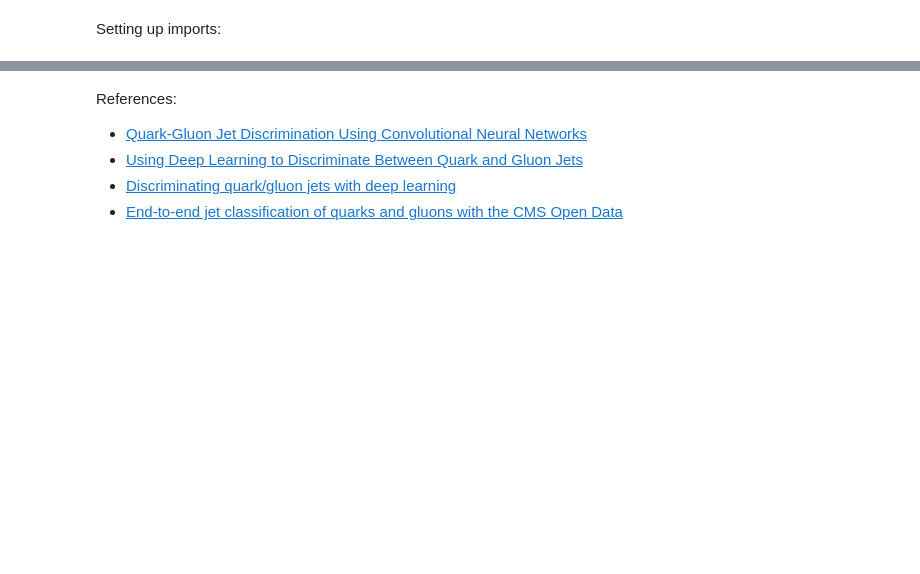
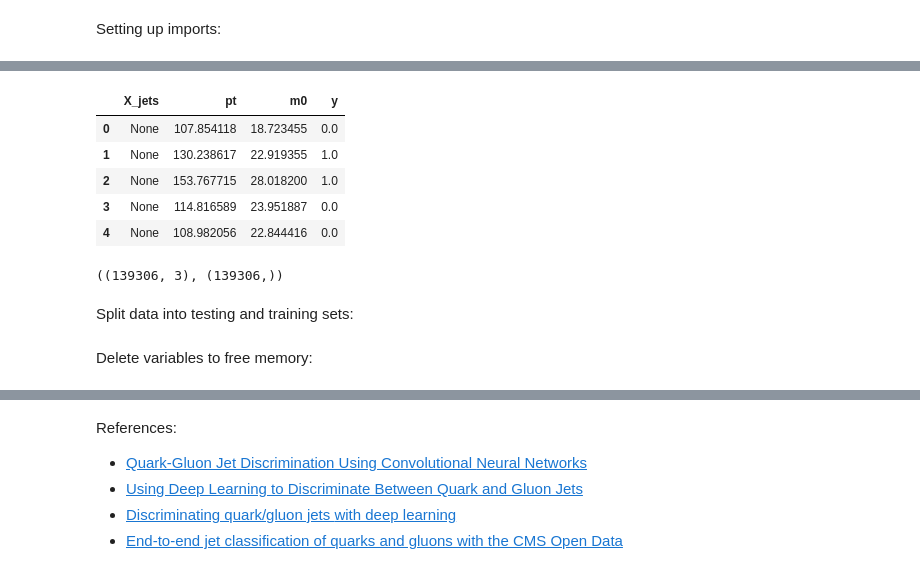
Before and after one commit to AritraStark/E2E_GSOC_2022, a Jupyter notebook: E2E_eval_task_II.ipynb, the cells around one changed output, grey strips where cells are left out. Cells and saved outputs as stored; diff of their text form; code cells hidden in the pictures; blank space fills up the shorter version.

```diff
--- a/E2E_eval_task_II.ipynb
+++ b/E2E_eval_task_II.ipynb
@@ -24,0 +88,17 @@ import matplotlib.pyplot as plt
+# %%
+data.head()
+# %% [output]
+|  | X_jets | pt | m0 | y |
+| 0 | None | 107.854118 | 18.723455 | 0.0 |
+| 1 | None | 130.238617 | 22.919355 | 1.0 |
+| 2 | None | 153.767715 | 28.018200 | 1.0 |
+| 3 | None | 114.816589 | 23.951887 | 0.0 |
+| 4 | None | 108.982056 | 22.844416 | 0.0 |
+# %%
+y_jet = data['y']
+X_jet = data.drop(['y'], axis=1)
+X_jet.shape, y_jet.shape
+# %% [output]
+((139306, 3), (139306,))
+# %% [markdown]
+Split data into testing and training sets:
@@ -24,0 +107,2 @@ import matplotlib.pyplot as plt
+# %% [markdown]
+Delete variables to free memory:
```
Also changed, not shown: parts of 21 cells of this notebook.
